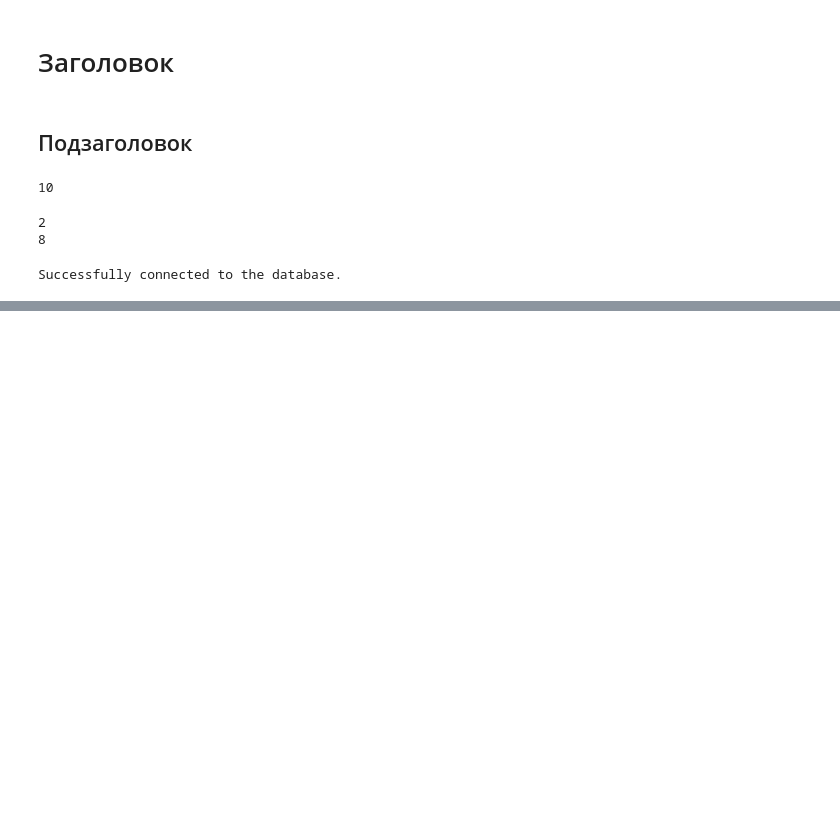
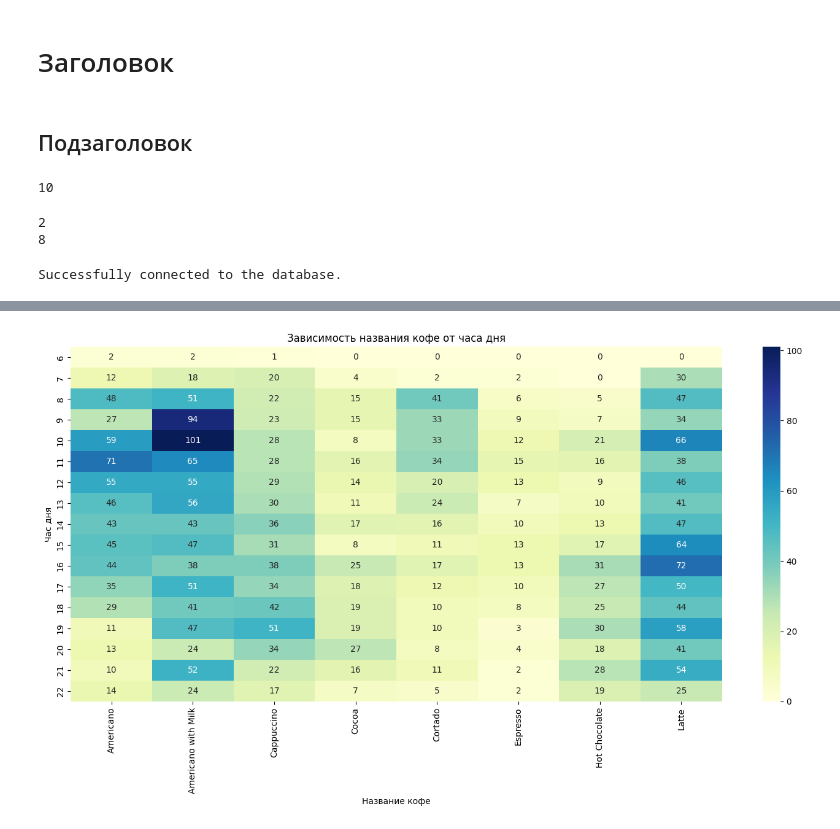
Before and after one commit to lenkomfort/uev-repository, a Jupyter notebook: test_colab_1.ipynb, the cells around one changed output, grey strips where cells are left out. Drawn from its saved outputs; the diff is of its cells as text; code cells hidden in the pictures; blank space fills up the shorter version.

```diff
--- a/test_colab_1.ipynb
+++ b/test_colab_1.ipynb
@@ -40,0 +140,24 @@ Successfully connected to the database.
+# %%
+import matplotlib.pyplot as plt
+import seaborn as sns
+import pandas as pd
+
+# Убедитесь, что df_coffee загружен и доступен
+if 'df_coffee' in locals():
+    # Сгруппируйте данные по часу дня и названию кофе и подсчитайте количество
+    coffee_hour_counts = df_coffee.groupby(['hour_of_day', 'coffee_name']).size().unstack(fill_value=0)
+
+    # Создайте тепловую карту
+    plt.figure(figsize=(14, 8))
+    sns.heatmap(coffee_hour_counts, annot=True, fmt='d', cmap='YlGnBu')
+    plt.title('Зависимость названия кофе от часа дня')
+    plt.xlabel('Название кофе')
+    plt.ylabel('Час дня')
+
+    # Покажите диаграмму
+    plt.tight_layout()
+    plt.show()
+else:
+    print("DataFrame df_coffee не найден. Пожалуйста, загрузите датасет сначала.")
+# %% [output]
+[figure, added]
```
Also changed, not shown: parts of 3 cells of this notebook.
